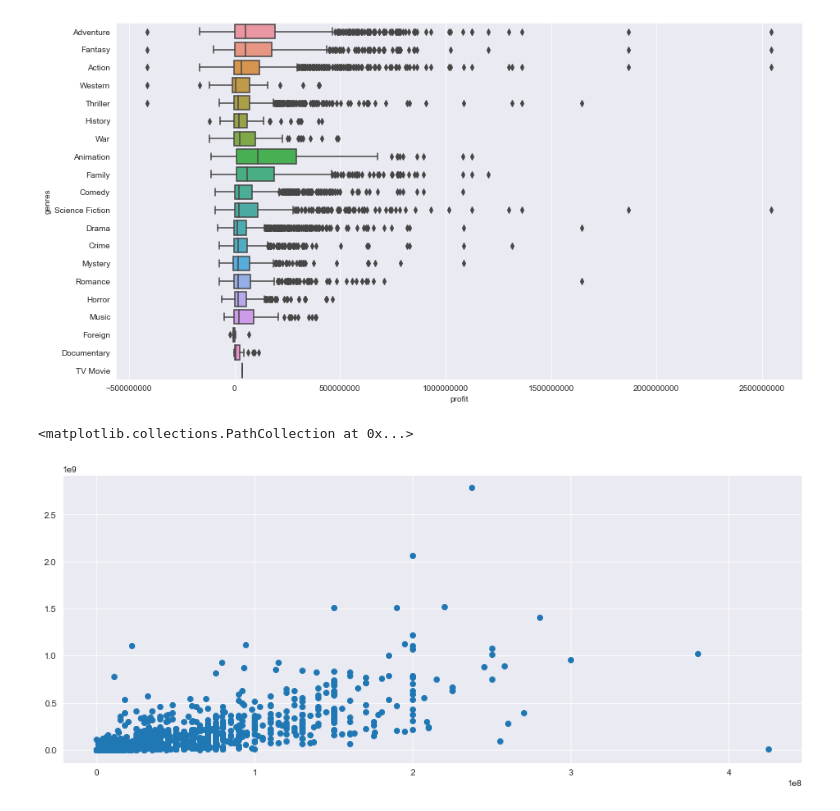
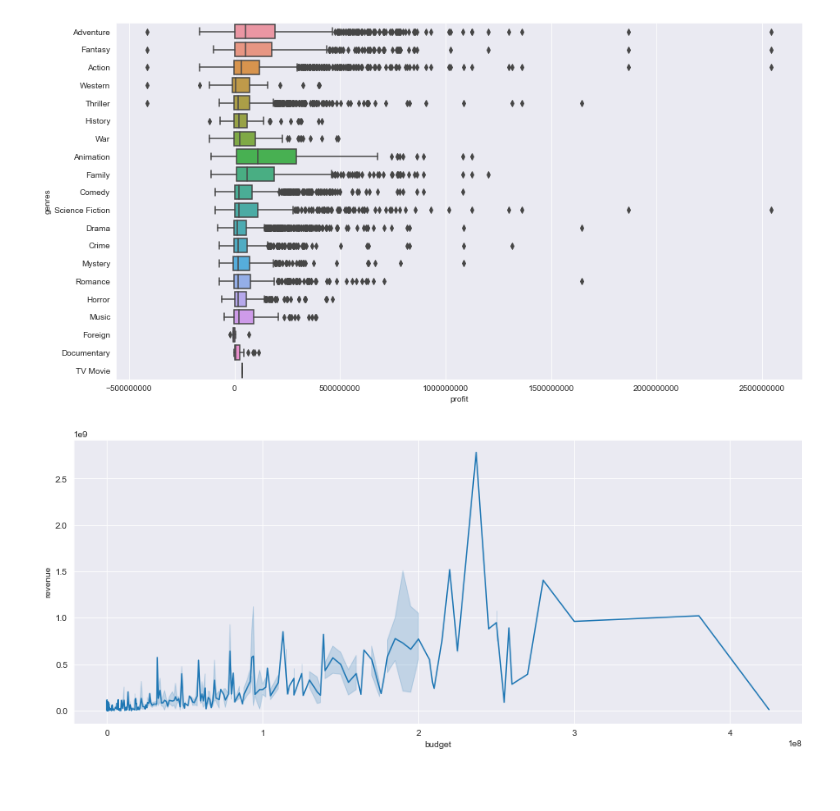
Before and after one commit to krbendol/movie_analysis_Microsoft, a Jupyter notebook: Data_Work.ipynb, the cells around one changed output. Cells and saved outputs as stored; diff of their text form; code cells hidden in the pictures; blank space fills up the shorter version.

```diff
--- a/Data_Work.ipynb
+++ b/Data_Work.ipynb
@@ -110,12 +98,8 @@ Data columns (total 15 columns):
 dtypes: float64(4), int64(7), object(4)
 memory usage: 481.9+ KB
 # %%
-#df_temp["genres"] = df_temp["genres"].str.split("|", n = 1, expand = True)
-#df_temp.groupby(by="genres")
-#df_temp.info()
-
-
-#df_temp["genres"] = df_temp["genres"].str.split("|")
+#seperating out each genre for each movie to evaluate genres by performance (because movies can fit multiple genres)
+df_temp["genres"] = df_temp["genres"].str.split("|")
 df_temp = df_temp.explode("genres")
-df_temp.head()
+df_temp.info()
 # %% [output]
@@ -141,10 +139,10 @@ sns.boxplot(x=df_temp["profit"], y=df_temp["genres"], ax=ax2);
 # %% [output]
 [figure]
 # %%
+#looking at budget v revenue for action movies
 df_action = df_temp[df_temp["genres"] == "Action"]
 
 fig3, ax3 = plt.subplots(figsize=(15,6))
-ax3.scatter(df_action["budget"], df_action["revenue"])
+sns.lineplot(x=df_action["budget"], y=df_action["revenue"], data=df_action);
 # %% [output]
-<matplotlib.collections.PathCollection at 0x...>
-[figure, old version]
+[figure, new version]
```
Also changed, not shown: parts of 16 cells of this notebook.
